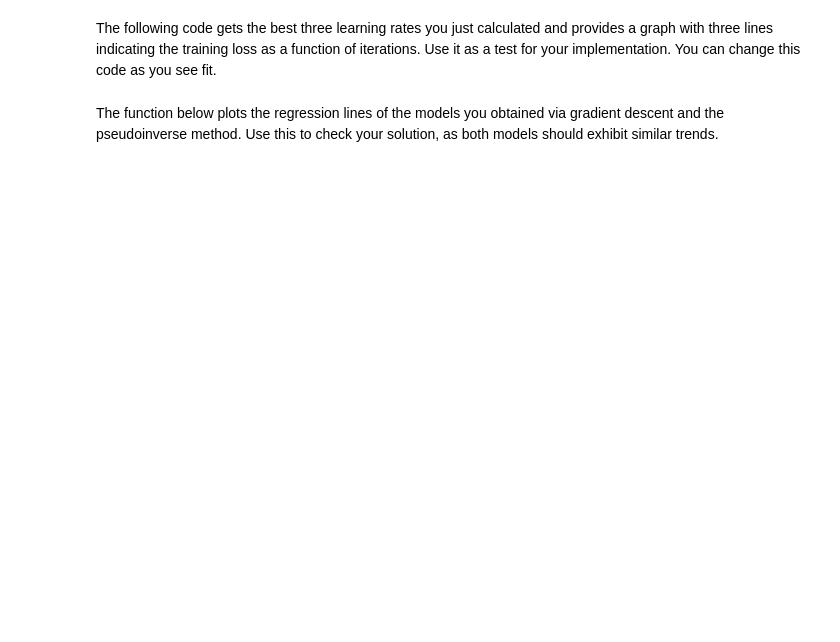
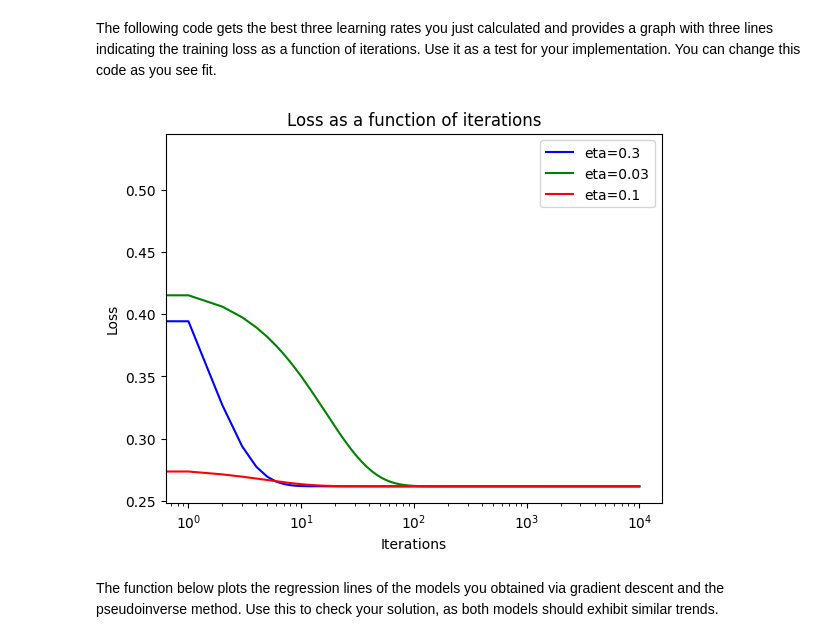
Before and after one commit to nadav5199/ML_ex1, a Jupyter notebook: hw1.ipynb, the cells around one changed output. Cells and saved outputs as stored; diff of their text form; code cells hidden in the pictures; blank space fills up the shorter version.

```diff
--- a/hw1.ipynb
+++ b/hw1.ipynb
@@ -321,23 +327,24 @@ The following code gets the best three learning rates you just calculated and pr
 # %%
 top_3_etas = sorted([(value, key) for key, value in eta_dict.items()], reverse=False)[:3]
 top_3_etas = [x[1] for x in top_3_etas]
 
 histories = []
 for eta in top_3_etas:
     params = np.random.random(size=2)
     _, J_history = gradient_descent(X_train ,y_train, params, eta, num_iters=10000)
     histories.append(J_history)
 
 for i, (eta, color) in enumerate(zip(top_3_etas, ['b','g','r'])):
     plt.plot(np.arange(10000), histories[i], color, label='eta='+str(eta))
 
 plt.xscale('log')
-plt.ylim(0, 0.005)
 plt.xlabel('Iterations')
 plt.ylabel('Loss')
 plt.title('Loss as a function of iterations')
 plt.legend()
 plt.show()
+# %% [output]
+[figure, added]
 # %% [markdown]
 The function below plots the regression lines of the models you obtained via gradient descent and the pseudoinverse method. Use this to check your solution, as both models should exhibit similar trends.
 # %%
```
Also changed, not shown: parts of 12 cells of this notebook, 1 other file.
